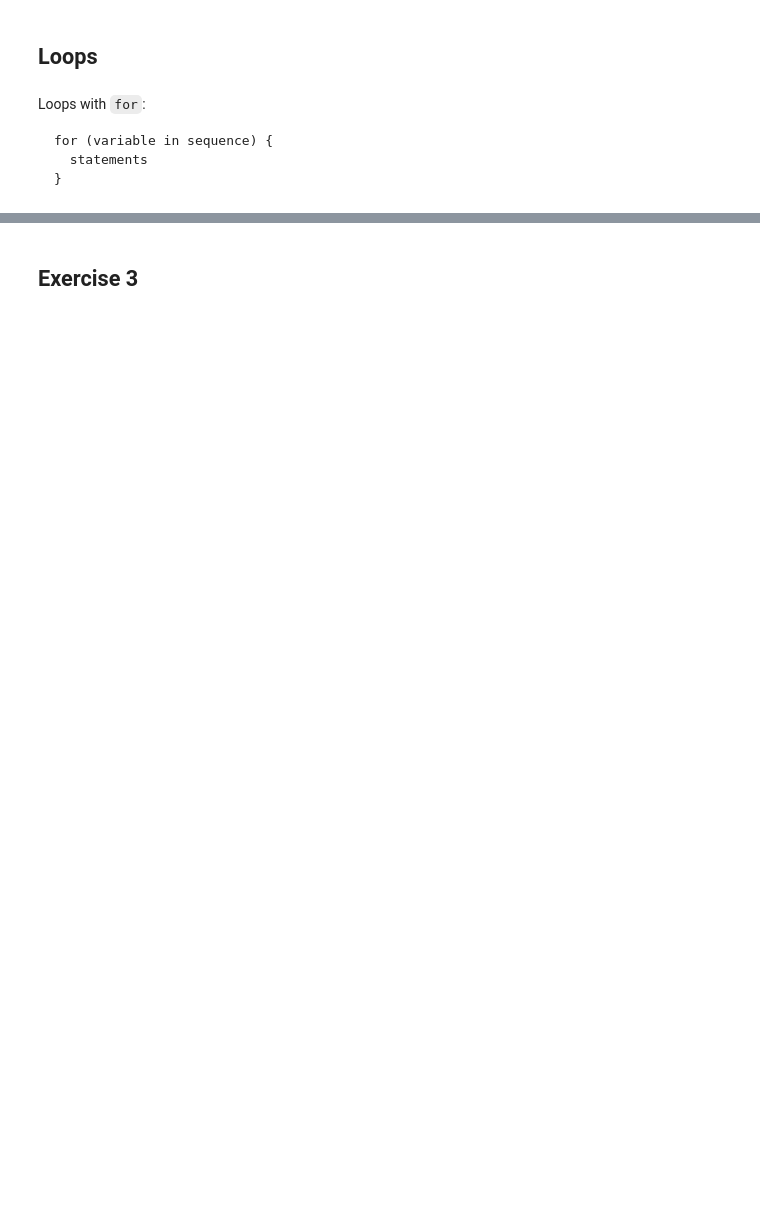
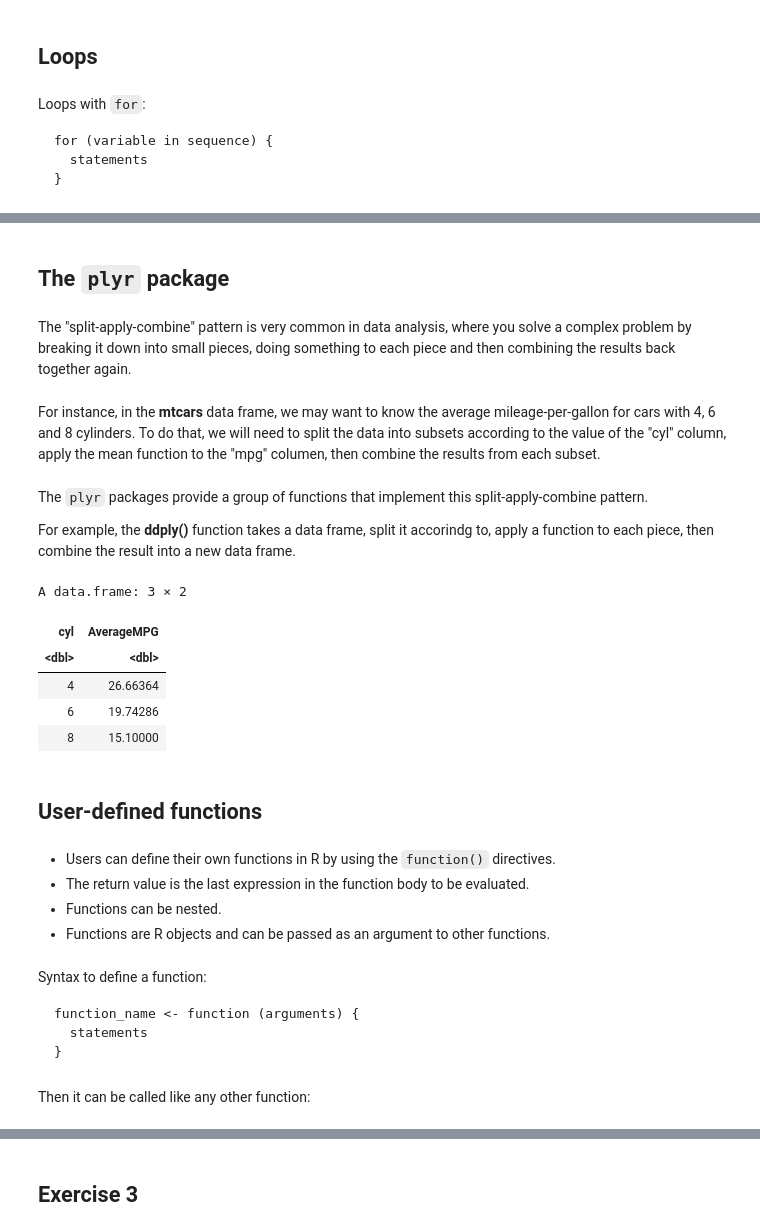
Before and after one commit to lsuhpchelp/lbrnloniworkshop2019, a Jupyter notebook: day3_intro_R/Introduction_to_R.ipynb, the cells around one changed output, grey strips where cells are left out. Cells and saved outputs as stored; diff of their text form; code cells hidden in the pictures; blank space fills up the shorter version.

````diff
--- a/day3_intro_R/Introduction_to_R.ipynb
+++ b/day3_intro_R/Introduction_to_R.ipynb
@@ -538,0 +701,37 @@ Create a random sample of 100 numbers and count how many of them are greater tha
+# %% [markdown]
+## The ```plyr``` package
+# %% [markdown]
+The "split-apply-combine" pattern is very common in data analysis, where you solve a complex problem by breaking it down into small pieces, doing something to each piece and then combining the results back together again.
+# %% [markdown]
+For instance, in the **mtcars** data frame, we may want to know the average mileage-per-gallon for cars with 4, 6 and 8 cylinders. To do that, we will need to split the data into subsets according to the value of the "cyl" column, apply the mean function to the "mpg" columen, then combine the results from each subset.
+# %% [markdown]
+The ```plyr``` packages provide a group of functions that implement this split-apply-combine pattern.
+
+For example, the **ddply()** function takes a data frame, split it accorindg to, apply a function to each piece, then combine the result into a new data frame.
+# %%
+library(plyr)
+ddply(mtcars,"cyl",summarize,AverageMPG=mean(mpg))
+# %% [output]
+A data.frame: 3 × 2
+| cyl | AverageMPG |
+| <dbl> | <dbl> |
+| 4 | 26.66364 |
+| 6 | 19.74286 |
+| 8 | 15.10000 |
+# %% [markdown]
+## User-defined functions
+# %% [markdown]
+* Users can define their own functions in R by using the ```function()``` directives.
+* The return value is the last expression in the function body to be evaluated.
+* Functions can be nested.
+* Functions are R objects and can be passed as an argument to
+other functions.
+# %% [markdown]
+Syntax to define a function:
+
+
+```
+function_name <- function (arguments) {
+  statements
+}
+```
@@ -538,0 +742,2 @@ Create a random sample of 100 numbers and count how many of them are greater tha
+# %% [markdown]
+Then it can be called like any other function:
````
Also changed, not shown: parts of 273 cells of this notebook.
